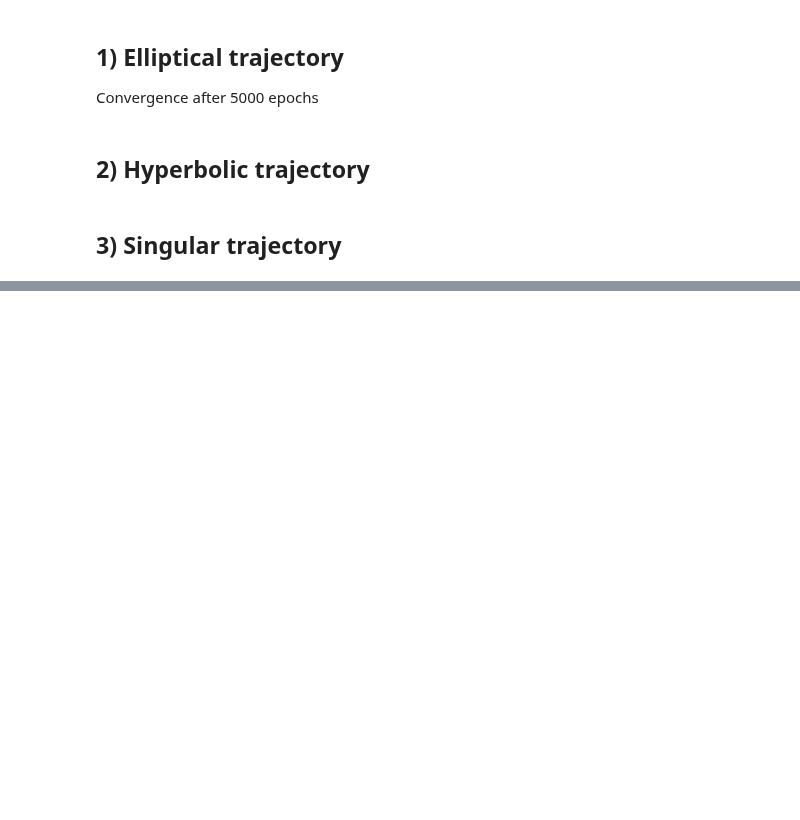
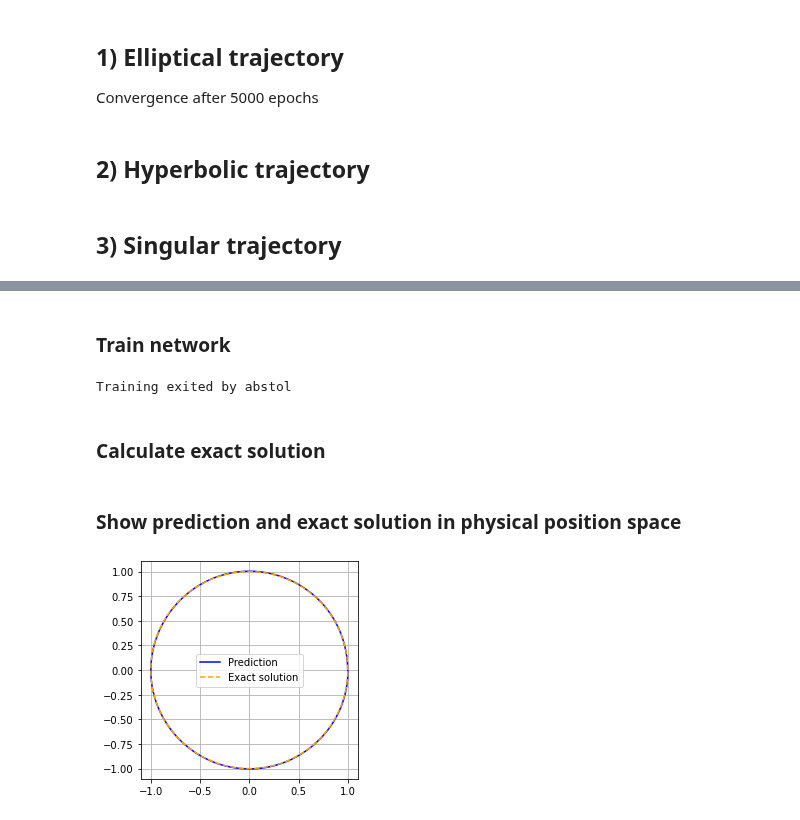
Before and after one commit to mazenauer/Kepler-PINN, a Jupyter notebook: demo_notebook_2body_pinn.ipynb, the cells around one changed output, grey strips where cells are left out. Drawn from its saved outputs; the diff is of its cells as text; code cells hidden in the pictures; blank space fills up the shorter version.

```diff
--- a/demo_notebook_2body_pinn.ipynb
+++ b/demo_notebook_2body_pinn.ipynb
@@ -150,0 +157,15 @@ an,nn,totalLoss,s,t_plot = showProgress(**args)
+# %%
+import torch
+import torch.optim as optim
+import torch.nn as nn
+
+Tmax = 2*np.pi
+timesteps = 265
+depth = 2
+width = 16
+t_train = torch.linspace(0,Tmax,timesteps,requires_grad=True).reshape(-1,1)
+initial = torch.tensor([1.,0,0,1])
+seed = 0
+lr = 0.20
+epochs = 1000
+weights = [10,0.5,10,0.0001]
@@ -150,0 +174,32 @@ an,nn,totalLoss,s,t_plot = showProgress(**args)
+# %%
+n = NeuralNet(1,4,depth,width,activation_function=nn.Tanh(),initial=initial,seed=seed)
+n.xavier()
+optimizer = optim.LBFGS(n.parameters(),lr)
+# %% [markdown]
+### Train network
+# %%
+trainingLoss,validationLoss,flag = n.fit(t_train,epochs,False,weights,optimizer)
+print("Training exited by",flag)
+# %% [output]
+Training exited by abstol
+# %% [markdown]
+### Calculate exact solution
+# %%
+s = State(initial[::2],initial[1::2])
+s.evolve(Tmax/401,Tmax);
+# %% [markdown]
+### Show prediction and exact solution in physical position space
+# %%
+t_predict = torch.linspace(0,Tmax,401).reshape(-1,1)
+result = n(t_predict).detach().numpy()
+x,px,y,py = result[:,0],result[:,1],result[:,2],result[:,3]
+
+fig,ax = plt.subplots()
+ax.set_aspect("equal")
+ax.grid()
+ax.plot(x,y,'-',color='blue',label="Prediction")
+ax.plot(s.x,s.y,'--',color='orange',label="Exact solution")
+ax.legend()
+plt.show()
+# %% [output]
+[figure, added]
```
Also changed, not shown: parts of 8 cells of this notebook.
